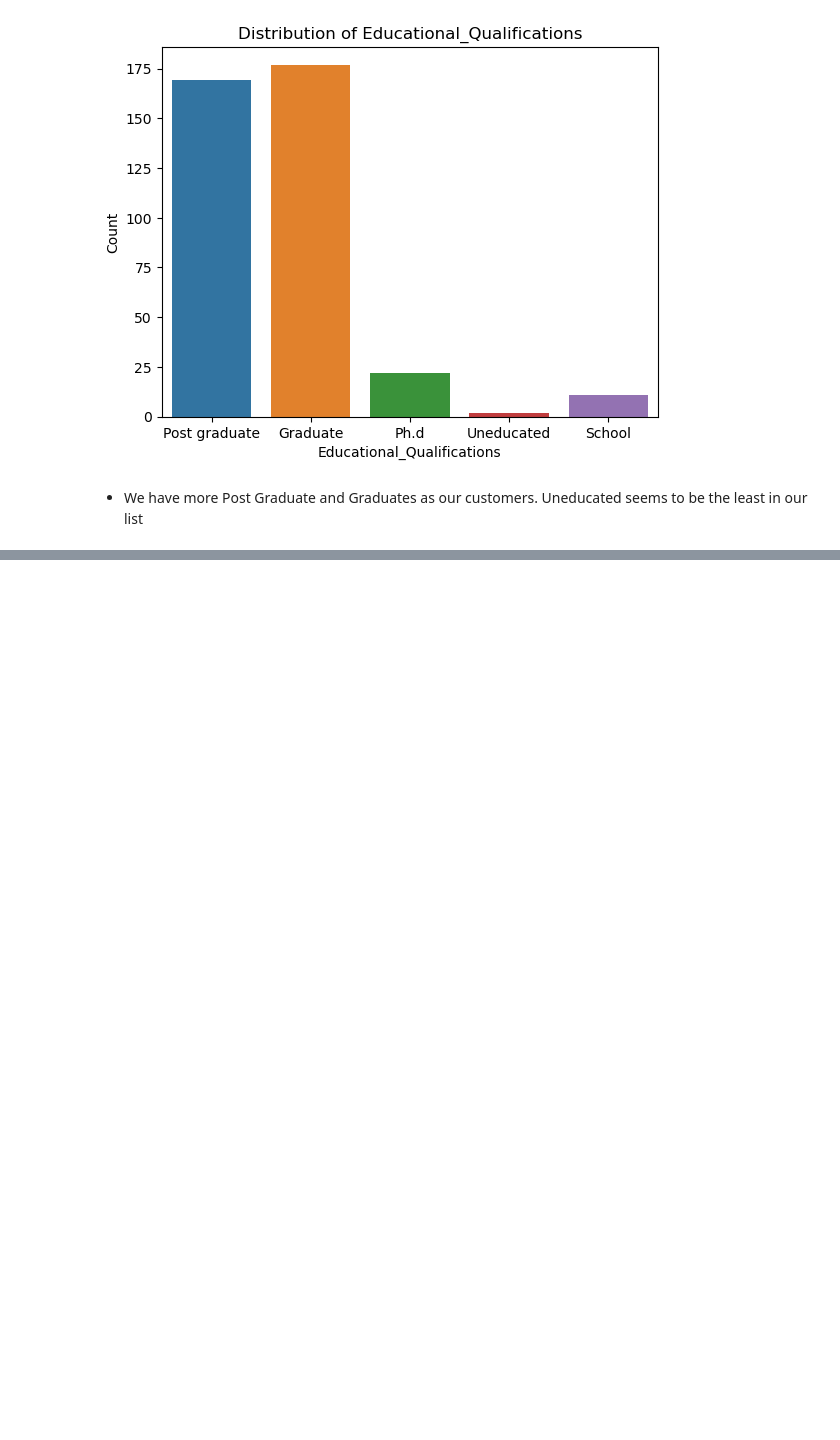
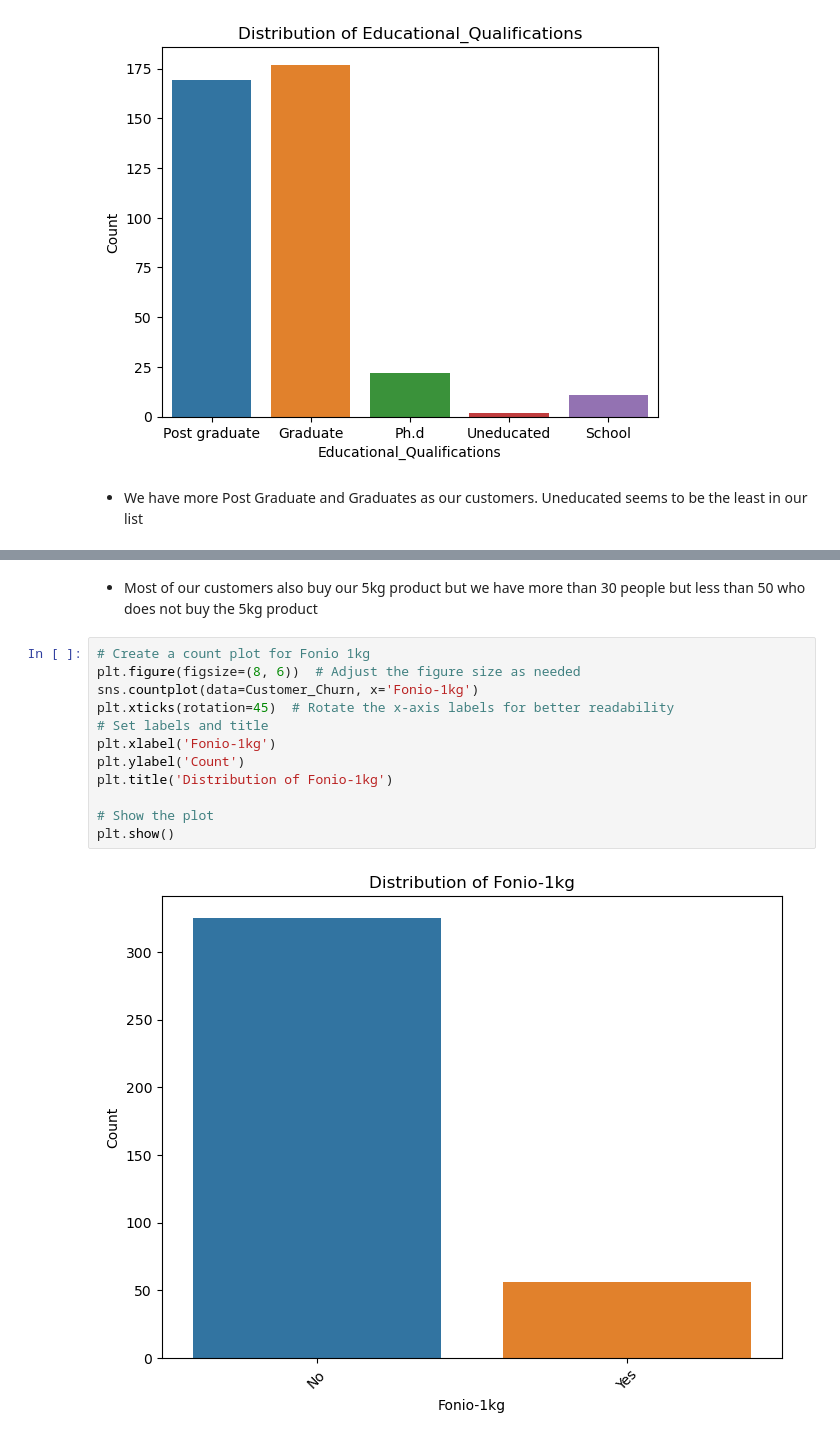
Before and after one commit to UbaChinelo/Customer-churn-prediction-for-Tshally-Foods, a Jupyter notebook: Customer_Churn_Prediction_Tshally_Foods.ipynb, the cells around one changed output, grey strips where cells are left out. Drawn from its saved outputs; the diff is of its cells as text; blank space fills up the shorter version.

```diff
--- a/Customer_Churn_Prediction_Tshally_Foods.ipynb
+++ b/Customer_Churn_Prediction_Tshally_Foods.ipynb
@@ -427,0 +442,16 @@ plt.show()
+# %% [markdown]
+- Most of our customers also buy our 5kg product but we have more than 30 people but less than 50 who does not buy the 5kg  product
+# %%
+# Create a count plot for Fonio 1kg
+plt.figure(figsize=(8, 6))  # Adjust the figure size as needed
+sns.countplot(data=Customer_Churn, x='Fonio-1kg')
+plt.xticks(rotation=45)  # Rotate the x-axis labels for better readability
+# Set labels and title
+plt.xlabel('Fonio-1kg')
+plt.ylabel('Count')
+plt.title('Distribution of Fonio-1kg')
+
+# Show the plot
+plt.show()
+# %% [output]
+[figure, added]
```
Also changed, not shown: parts of 16 cells of this notebook.
